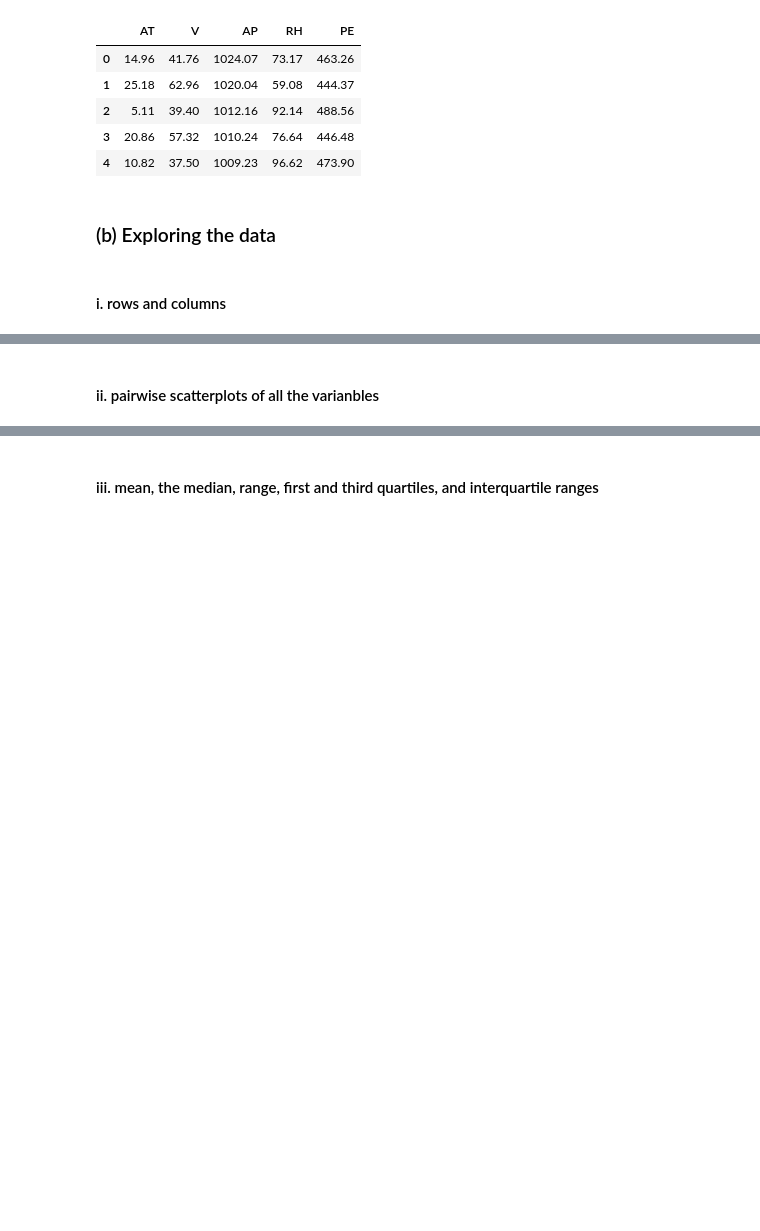
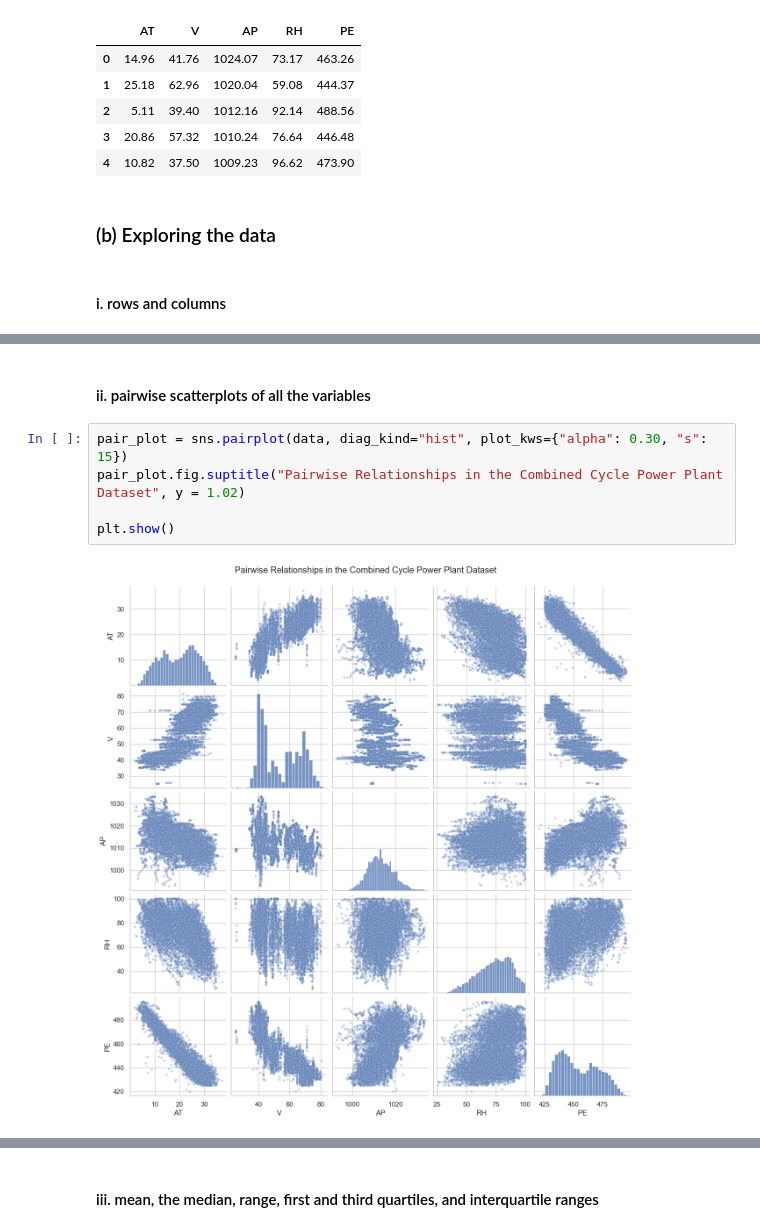
Before and after one commit to manvsatish/dsci-552-hw-2, a Jupyter notebook: notebooks/Satish_Manvika_HW2.ipynb, the cells around one changed output, grey strips where cells are left out. Cells and saved outputs as stored; diff of their text form; blank space fills up the shorter version.

Commit message:
exploratory data analysis

```diff
--- a/notebooks/Satish_Manvika_HW2.ipynb
+++ b/notebooks/Satish_Manvika_HW2.ipynb
@@ -47,2 +77,9 @@ data.head()
 # %% [markdown]
-#### ii. pairwise scatterplots of all the varianbles
+#### ii. pairwise scatterplots of all the variables
+# %%
+pair_plot = sns.pairplot(data, diag_kind="hist", plot_kws={"alpha": 0.30, "s": 15})
+pair_plot.fig.suptitle("Pairwise Relationships in the Combined Cycle Power Plant Dataset", y = 1.02)
+
+plt.show()
+# %% [output]
+[figure, added]
```
Also changed, not shown: parts of 5 cells of this notebook.
